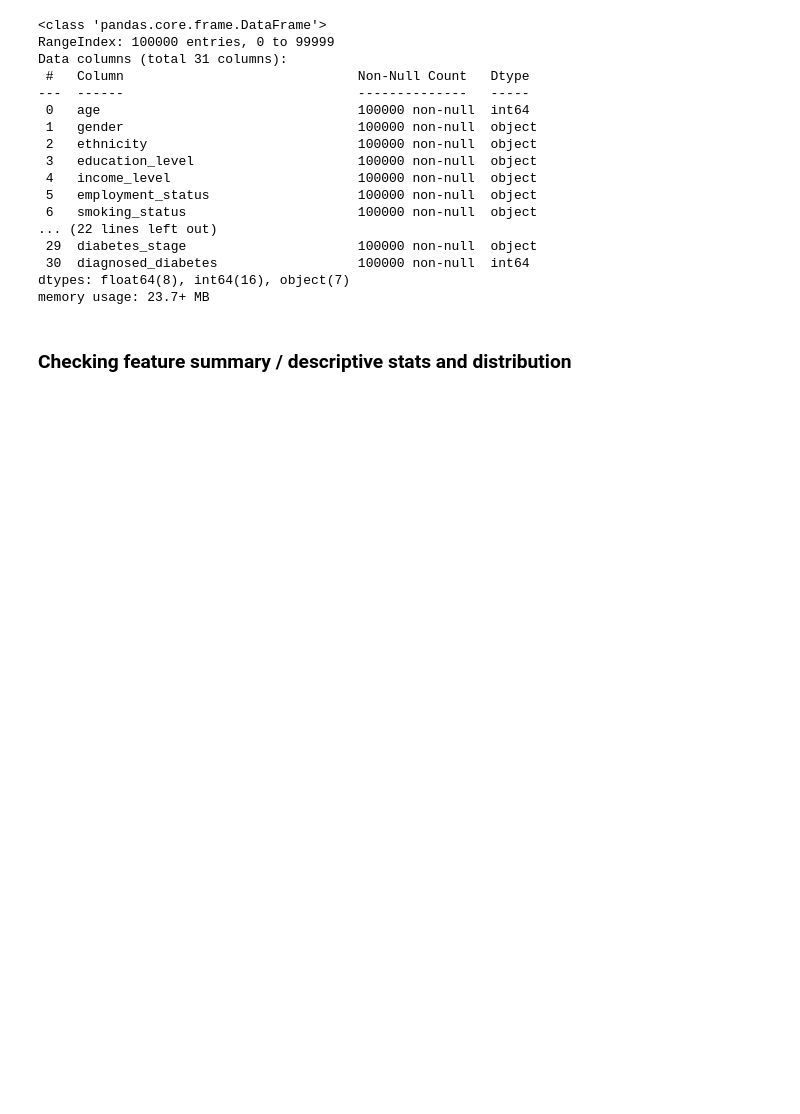
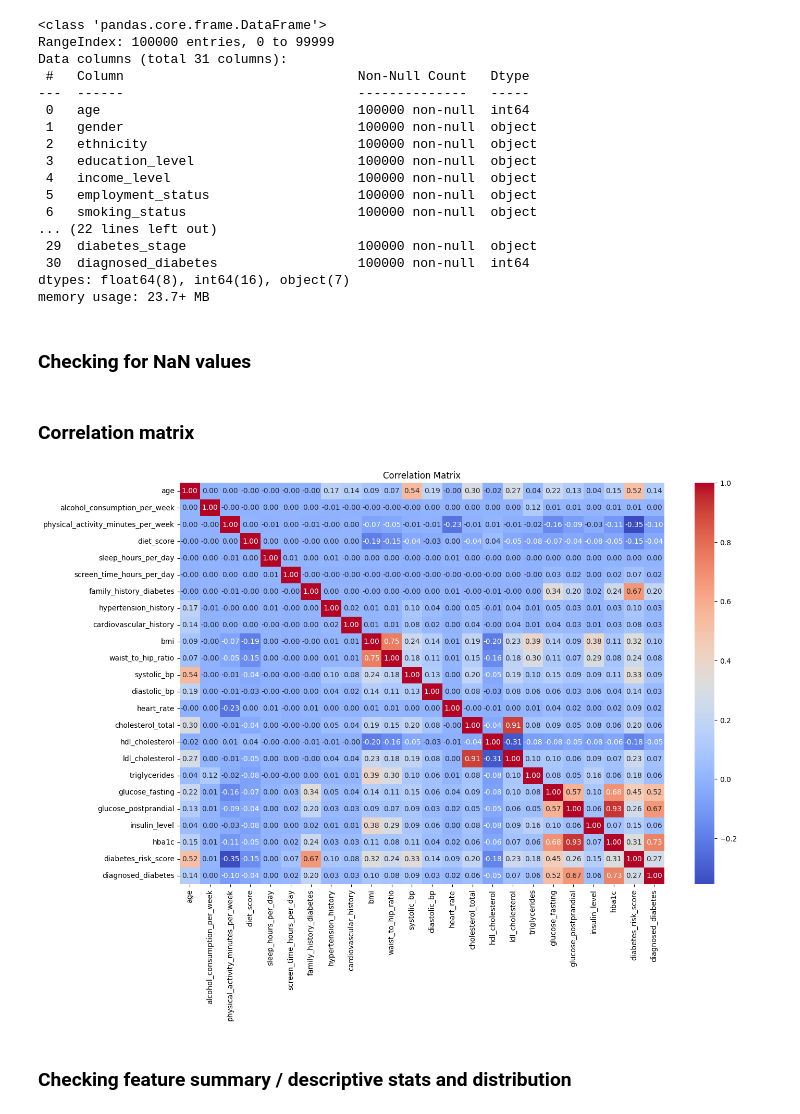
Before and after one commit to plamensve/ML_FINAL_PROJECT, a Jupyter notebook: 01_overview.ipynb, the cells around one changed output. Drawn from its saved outputs; the diff is of its cells as text; code cells hidden in the pictures; blank space fills up the shorter version.

```diff
--- a/01_overview.ipynb
+++ b/01_overview.ipynb
@@ -9,6 +11,6 @@ import matplotlib.pyplot as plt
 # %%
 # Reading and loading main dataset
-data = pd.read_csv('main_source/diabetes_dataset.csv')
+data = pd.read_csv('main_data_source/diabetes_dataset.csv')
 data
 # %% [output]
 |  | age | gender | ethnicity | education_level | income_level | employment_status | smoking_status | ... |
@@ -49,3 +51,5 @@ Data columns (total 31 columns):
  30  diagnosed_diabetes                  100000 non-null  int64
 dtypes: float64(8), int64(16), object(7)
 memory usage: 23.7+ MB
+# %% [markdown]
+### Checking for NaN values
@@ -52,3 +61,17 @@ memory usage: 23.7+ MB
+# %% [markdown]
+### Correlation matrix
+# %%
+corr = data.corr(
+    method='spearman', # Using 'Spearman' method for non-normalized data
+    numeric_only=True
+)
+
+plt.figure(figsize=(15, 10))
+sns.heatmap(corr, annot=True, cmap='coolwarm', fmt='.2f')
+plt.title('Correlation Matrix')
+plt.show()
+# %% [output]
+[figure, added]
 # %% [markdown]
 ### Checking feature summary / descriptive stats and distribution
 # %%
```
Also changed, not shown: parts of 2 cells of this notebook, 2 other files.
